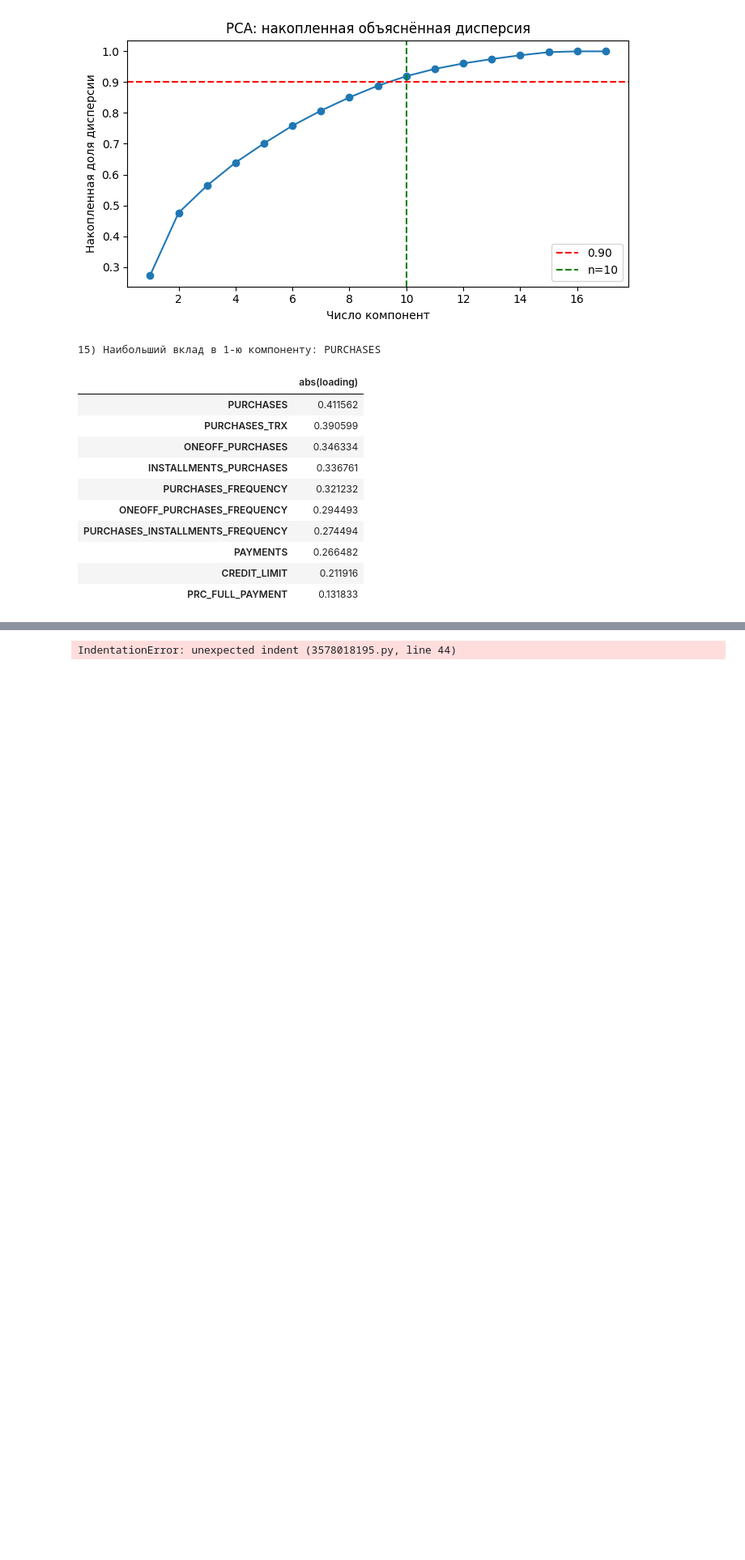
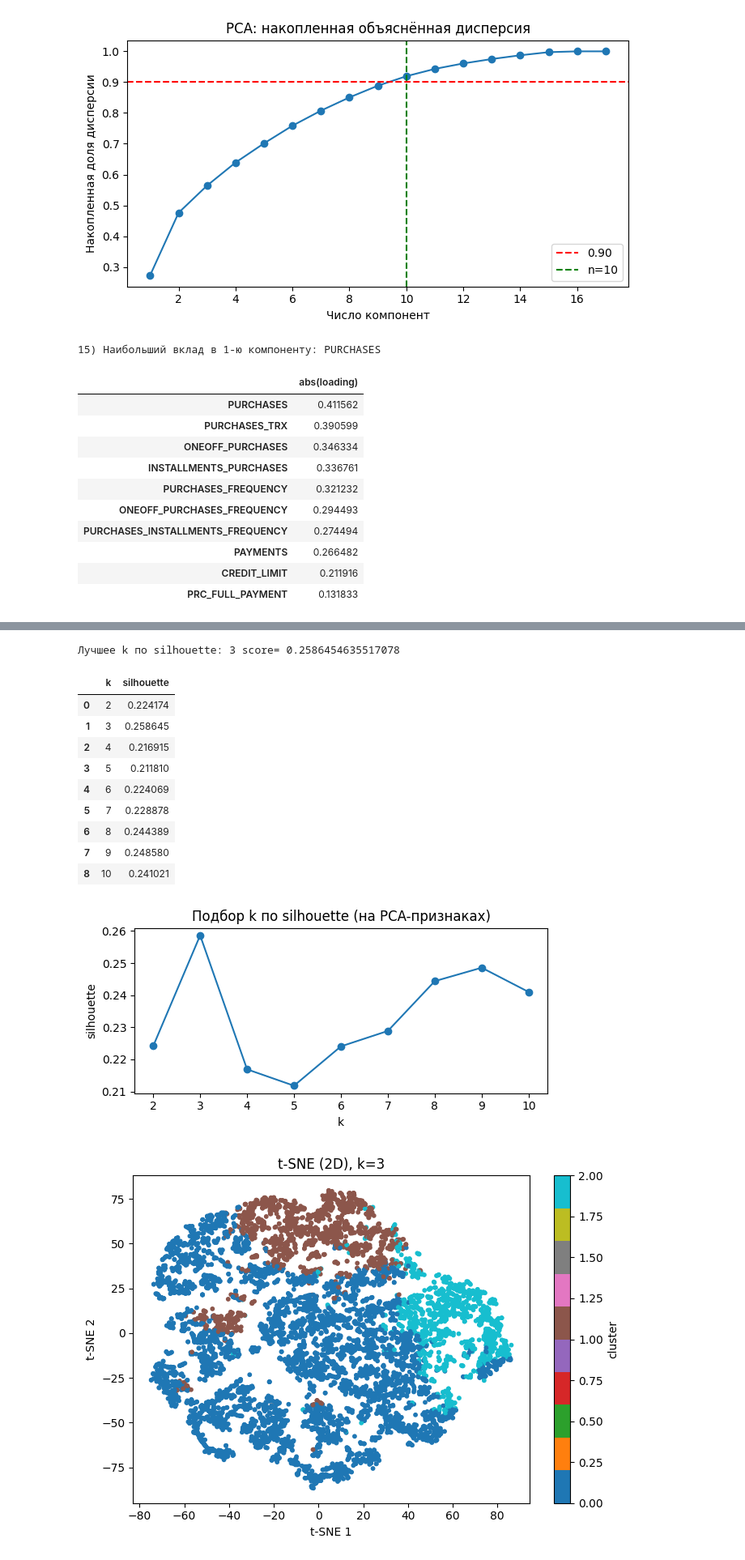
Before and after one commit to TinkyWinner/AI, a Jupyter notebook: Нир/task5_ccdata_pca.ipynb, the cells around one changed output, grey strips where cells are left out. Shown at 81% size. Drawn from its saved outputs; the diff is of its cells as text; code cells hidden in the pictures; blank space fills up the shorter version.

```diff
--- a/Нир/task5_ccdata_pca.ipynb
+++ b/Нир/task5_ccdata_pca.ipynb
@@ -9,12 +7,15 @@
 # %%
 !pip -q install kagglehub pandas numpy scikit-learn matplotlib
 # %%
-import kagglehub
+import contextlib
+import io
 from pathlib import Path
 
+import kagglehub
 import numpy as np
 import pandas as pd
 import matplotlib.pyplot as plt
+from IPython.display import display
 
 from sklearn.model_selection import train_test_split
 from sklearn.impute import SimpleImputer
@@ -27,11 +28,15 @@ from sklearn.metrics import silhouette_score
 RANDOM_STATE = 42
 np.random.seed(RANDOM_STATE)
 
-DATA_ROOT = Path(kagglehub.dataset_download('arjunbhasin2013/ccdata'))
+# Загрузка данных (подавляем лишний вывод kagglehub)
+_buf = io.StringIO()
+with contextlib.redirect_stdout(_buf), contextlib.redirect_stderr(_buf):
+    DATA_ROOT = Path(kagglehub.dataset_download('arjunbhasin2013/ccdata'))
+
 csv_path = sorted(DATA_ROOT.rglob('*.csv'))[0]
 data = pd.read_csv(csv_path)
 print('CSV:', csv_path.name)
-data.head()
+display(data.head())
 # %% [output]
 Using Colab cache for faster access to the 'ccdata' dataset.
 CSV: CC GENERAL.csv
@@ -297,13 +292,14 @@ X_pca = pca.fit_transform(X_scaled)
 # Подбор числа кластеров по silhouette
 sil_scores = {}
 for k in range(2, 11):
-    km = KMeans(n_clusters=k, random_state=RANDOM_STATE, n_init='auto')
+    km = KMeans(n_clusters=k, random_state=RANDOM_STATE, n_init=10)
     labels = km.fit_predict(X_pca)
     sil_scores[k] = silhouette_score(X_pca, labels)
 
 best_k = max(sil_scores, key=sil_scores.get)
 print('Лучшее k по silhouette:', best_k, 'score=', sil_scores[best_k])
-display(pd.DataFrame({'k': list(sil_scores.keys()), 'silhouette': list(sil_scores.values())}).sort_values('k'))
+sil_df = pd.DataFrame({'k': list(sil_scores.keys()), 'silhouette': list(sil_scores.values())}).sort_values('k')
+display(sil_df)
 
 plt.figure(figsize=(6, 3))
 plt.plot(list(sil_scores.keys()), list(sil_scores.values()), marker='o')
@@ -311,39 +307,83 @@ plt.xlabel('k')
 plt.ylabel('silhouette')
 plt.title('Подбор k по silhouette (на PCA-признаках)')
 plt.tight_layout()
 plt.show()
 
 # Финальный KMeans
-kmeans = KMeans(n_clusters=best_k, random_state=RANDOM_STATE, n_init='auto')
+kmeans = KMeans(n_clusters=best_k, random_state=RANDOM_STATE, n_init=10)
 cluster_labels = kmeans.fit_predict(X_pca)
 
 # t-SNE в 2D
-tsne = TSNE(n_components=2, perplexity=30, init='pca', learning_rate='auto', random_state=RANDOM_STATE)
+tsne = TSNE(
+    n_components=2,
+    perplexity=30,
+    init='pca',
+    learning_rate='auto',
+    random_state=RANDOM_STATE,
+ )
 X_tsne = tsne.fit_transform(X_pca)
 
 plt.figure(figsize=(7, 5))
 scatter = plt.scatter(X_tsne[:, 0], X_tsne[:, 1], c=cluster_labels, s=10, cmap='tab10')
 plt.title(f't-SNE (2D), k={best_k}')
 plt.xlabel('t-SNE 1')
 plt.ylabel('t-SNE 2')
 plt.colorbar(scatter, label='cluster')
 plt.tight_layout()
 plt.show()
 
-print('16) Визуально количество кластеров на графике соответствует k=', best_k)
+print('16) Визуально количество кластеров на графике примерно соответствует k =', best_k)
 
-# Интерпретация: какие признаки наиболее
- для каждого кластера
-cluster_means = pd.DataFrame(X_imputed, columns=X_num.columns).assign(cluster=cluster_labels).groupby('cluster').mean()
+# Интерпретация кластеров: какие признаки сильнее всего отличаются от среднего
+cluster_means = (
+    pd.DataFrame(X_imputed, columns=X_num.columns)
+    .assign(cluster=cluster_labels)
+    .groupby('cluster')
+    .mean()
+ )
 overall_mean = pd.DataFrame(X_imputed, columns=X_num.columns).mean()
 overall_std = pd.DataFrame(X_imputed, columns=X_num.columns).std(ddof=0).replace(0, np.nan)
 z_means = (cluster_means - overall_mean) / overall_std
 
 print('Средние значения признаков по кластерам (топ-8 по |z| для каждого кластера):')
 for cl in z_means.index:
     top = z_means.loc[cl].abs().sort_values(ascending=False).head(8).index
-    print(f'
-Кластер {cl}:')
+    print(f'\nКластер {cl}:')
     display(z_means.loc[cl, top].sort_values(ascending=False).to_frame('z-mean'))
+
+# Короткая интерпретация кластеров по наиболее выраженным признакам
+def interpret_cluster(z_row: pd.Series) -> str:
+    cash_markers = ['CASH_ADVANCE', 'CASH_ADVANCE_FREQUENCY', 'CASH_ADVANCE_TRX']
+    purchase_markers = ['PURCHASES', 'PURCHASES_TRX', 'ONEOFF_PURCHASES', 'INSTALLMENTS_PURCHASES',
+                        'PURCHASES_FREQUENCY', 'ONEOFF_PURCHASES_FREQUENCY', 'PURCHASES_INSTALLMENTS_FREQUENCY']
+    bal_markers = ['BALANCE', 'CREDIT_LIMIT', 'PAYMENTS', 'MINIMUM_PAYMENTS']
+    cash_score = float(z_row.reindex(cash_markers).fillna(0).mean())
+    purchase_score = float(z_row.reindex(purchase_markers).fillna(0).mean())
+    bal_score = float(z_row.reindex(bal_markers).fillna(0).mean())
+    scores = {'cash_advance': cash_score, 'purchases': purchase_score, 'balance/limits': bal_score}
+    best = max(scores, key=scores.get)
+    if scores[best] < 0.2:
+        return 'Смешанный/нейтральный профиль (без ярко выраженной активности)'
+    if best == 'cash_advance':
+        return 'Активные снятия наличных (cash advance)'
+    if best == 'purchases':
+        return 'Активные покупки (higher purchases / frequency)'
+    return 'Высокие балансы/лимиты/платежи'
+
+print('\nИнтерпретация кластеров (эвристика по z-средним):')
+for cl in z_means.index:
+    print(f'- Кластер {cl}:', interpret_cluster(z_means.loc[cl]))
 # %% [output]
-IndentationError: unexpected indent (3578018195.py, line 44)
+Лучшее k по silhouette: 3 score= 0.2586454635517078
+|  | k | silhouette |
+| 0 | 2 | 0.224174 |
+| 1 | 3 | 0.258645 |
+| 2 | 4 | 0.216915 |
+| 3 | 5 | 0.211810 |
+| 4 | 6 | 0.224069 |
+| 5 | 7 | 0.228878 |
+| 6 | 8 | 0.244389 |
+| 7 | 9 | 0.248580 |
+| 8 | 10 | 0.241021 |
+[figure, added]
+[figure, added]
```
Also changed, not shown: parts of 11 cells of this notebook, 9 other files.
